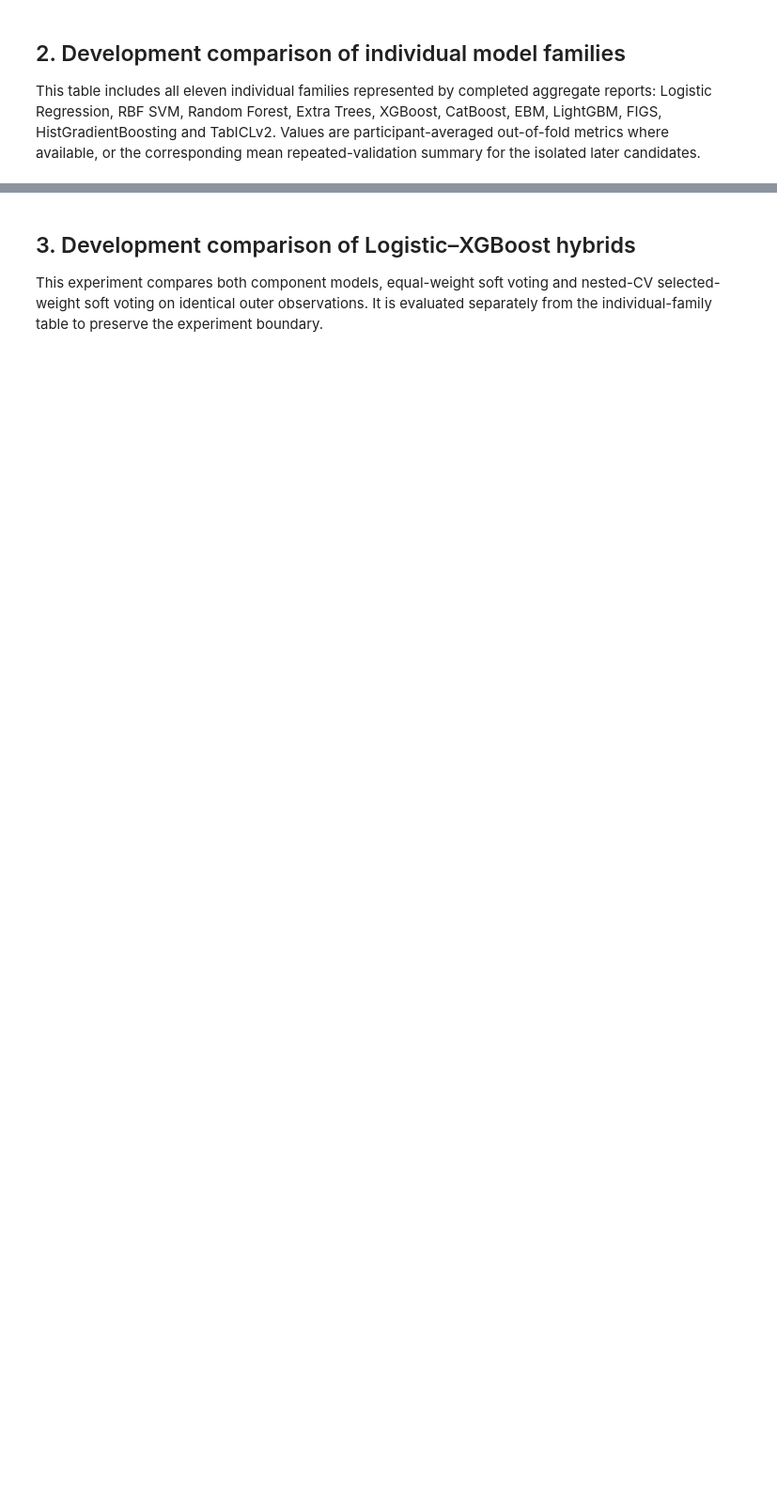
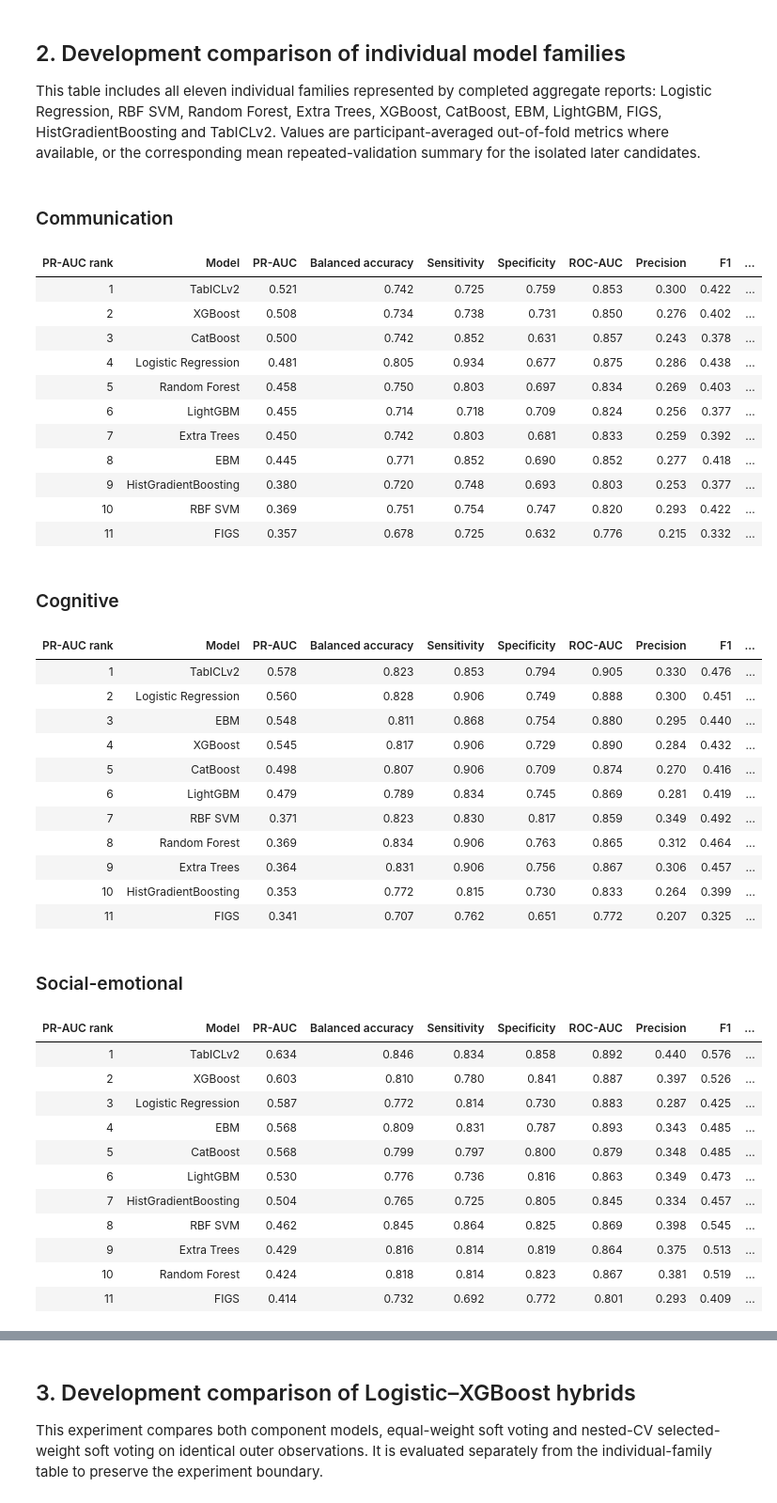
Before and after one commit to JayasankaHirimuthugodage/ResearchComponent, a Jupyter notebook: notebooks/academic-model-results-comparison.ipynb, the cells around one changed output, grey strips where cells are left out. Shown at 94% size. Saved outputs shown, nothing was run; the diff lists cells and outputs as text; code cells hidden in the pictures; blank space fills up the shorter version.

```diff
--- a/notebooks/academic-model-results-comparison.ipynb
+++ b/notebooks/academic-model-results-comparison.ipynb
@@ -85,34 +99,78 @@ NAME = {
     'catboost_ordered_balanced': 'CatBoost',
     'ebm_main_effects_balanced': 'EBM',
     'lightgbm_fixed': 'LightGBM',
     'figs_fixed': 'FIGS',
     'histgradientboosting_fixed': 'HistGradientBoosting',
     'tabiclv2_fixed': 'TabICLv2',
 }
 rows = []
 base = load_report('development-additional-model-comparison-report.json')
 for target, domain in DOMAINS.items():
     for key, result in base['domains'][target]['candidates'].items():
         metrics = result['averaged_oof_metrics']
         rows.append({'Domain': domain, 'Model': NAME.get(key, key), 'Experiment': 'Shared original/additional comparison', **{m: metrics[m] for m in METRICS}})
 
 isolated = [
     ('development-lightgbm-comparison-report.json', 'LightGBM'),
     ('development-figs-comparison-report.json', 'FIGS'),
     ('development-histgradientboosting-comparison-report.json', 'HistGradientBoosting'),
     ('development-tabiclv2-model-comparison-report.json', 'TabICLv2'),
 ]
 for filename, model in isolated:
     report = load_report(filename)
     for target, domain in DOMAINS.items():
         summary = report['domains'][target]['repeat_metric_summary']
         rows.append({'Domain': domain, 'Model': model, 'Experiment': 'Later isolated development comparison', **{m: summary[m]['mean'] for m in METRICS}})
 
 development = pd.DataFrame(rows)
 development = development.rename(columns=DISPLAY_METRICS)
 development['PR-AUC rank'] = development.groupby('Domain')['PR-AUC'].rank(method='min', ascending=False).astype(int)
 development = development.sort_values(['Domain', 'PR-AUC rank', 'Model'])
-display(development[['Domain', 'Model', 'Experiment', 'PR-AUC rank', *DISPLAY_METRICS.values()]].round(3))
+development_columns = ['PR-AUC rank', 'Model', 'PR-AUC', 'Balanced accuracy', 'Sensitivity', 'Specificity', 'ROC-AUC', 'Precision', 'F1', 'Brier score', 'Experiment']
+for domain in DOMAINS.values():
+    display(Markdown(f'### {domain}'))
+    table = development.loc[development['Domain'] == domain, development_columns]
+    display(table.round(3).style.hide(axis='index').format({metric: '{:.3f}' for metric in DISPLAY_METRICS.values()}))
+# %% [output]
+### Communication
+| PR-AUC rank | Model | PR-AUC | Balanced accuracy | Sensitivity | Specificity | ROC-AUC | Precision | F1 | ... |
+| 1 | TabICLv2 | 0.521 | 0.742 | 0.725 | 0.759 | 0.853 | 0.300 | 0.422 | ... |
+| 2 | XGBoost | 0.508 | 0.734 | 0.738 | 0.731 | 0.850 | 0.276 | 0.402 | ... |
+| 3 | CatBoost | 0.500 | 0.742 | 0.852 | 0.631 | 0.857 | 0.243 | 0.378 | ... |
+| 4 | Logistic Regression | 0.481 | 0.805 | 0.934 | 0.677 | 0.875 | 0.286 | 0.438 | ... |
+| 5 | Random Forest | 0.458 | 0.750 | 0.803 | 0.697 | 0.834 | 0.269 | 0.403 | ... |
+| 6 | LightGBM | 0.455 | 0.714 | 0.718 | 0.709 | 0.824 | 0.256 | 0.377 | ... |
+| 7 | Extra Trees | 0.450 | 0.742 | 0.803 | 0.681 | 0.833 | 0.259 | 0.392 | ... |
+| 8 | EBM | 0.445 | 0.771 | 0.852 | 0.690 | 0.852 | 0.277 | 0.418 | ... |
+| 9 | HistGradientBoosting | 0.380 | 0.720 | 0.748 | 0.693 | 0.803 | 0.253 | 0.377 | ... |
+| 10 | RBF SVM | 0.369 | 0.751 | 0.754 | 0.747 | 0.820 | 0.293 | 0.422 | ... |
+| 11 | FIGS | 0.357 | 0.678 | 0.725 | 0.632 | 0.776 | 0.215 | 0.332 | ... |
+### Cognitive
+| PR-AUC rank | Model | PR-AUC | Balanced accuracy | Sensitivity | Specificity | ROC-AUC | Precision | F1 | ... |
+| 1 | TabICLv2 | 0.578 | 0.823 | 0.853 | 0.794 | 0.905 | 0.330 | 0.476 | ... |
+| 2 | Logistic Regression | 0.560 | 0.828 | 0.906 | 0.749 | 0.888 | 0.300 | 0.451 | ... |
+| 3 | EBM | 0.548 | 0.811 | 0.868 | 0.754 | 0.880 | 0.295 | 0.440 | ... |
+| 4 | XGBoost | 0.545 | 0.817 | 0.906 | 0.729 | 0.890 | 0.284 | 0.432 | ... |
+| 5 | CatBoost | 0.498 | 0.807 | 0.906 | 0.709 | 0.874 | 0.270 | 0.416 | ... |
+| 6 | LightGBM | 0.479 | 0.789 | 0.834 | 0.745 | 0.869 | 0.281 | 0.419 | ... |
+| 7 | RBF SVM | 0.371 | 0.823 | 0.830 | 0.817 | 0.859 | 0.349 | 0.492 | ... |
+| 8 | Random Forest | 0.369 | 0.834 | 0.906 | 0.763 | 0.865 | 0.312 | 0.464 | ... |
+| 9 | Extra Trees | 0.364 | 0.831 | 0.906 | 0.756 | 0.867 | 0.306 | 0.457 | ... |
+| 10 | HistGradientBoosting | 0.353 | 0.772 | 0.815 | 0.730 | 0.833 | 0.264 | 0.399 | ... |
+| 11 | FIGS | 0.341 | 0.707 | 0.762 | 0.651 | 0.772 | 0.207 | 0.325 | ... |
+### Social-emotional
+| PR-AUC rank | Model | PR-AUC | Balanced accuracy | Sensitivity | Specificity | ROC-AUC | Precision | F1 | ... |
+| 1 | TabICLv2 | 0.634 | 0.846 | 0.834 | 0.858 | 0.892 | 0.440 | 0.576 | ... |
+| 2 | XGBoost | 0.603 | 0.810 | 0.780 | 0.841 | 0.887 | 0.397 | 0.526 | ... |
+| 3 | Logistic Regression | 0.587 | 0.772 | 0.814 | 0.730 | 0.883 | 0.287 | 0.425 | ... |
+| 4 | EBM | 0.568 | 0.809 | 0.831 | 0.787 | 0.893 | 0.343 | 0.485 | ... |
+| 5 | CatBoost | 0.568 | 0.799 | 0.797 | 0.800 | 0.879 | 0.348 | 0.485 | ... |
+| 6 | LightGBM | 0.530 | 0.776 | 0.736 | 0.816 | 0.863 | 0.349 | 0.473 | ... |
+| 7 | HistGradientBoosting | 0.504 | 0.765 | 0.725 | 0.805 | 0.845 | 0.334 | 0.457 | ... |
+| 8 | RBF SVM | 0.462 | 0.845 | 0.864 | 0.825 | 0.869 | 0.398 | 0.545 | ... |
+| 9 | Extra Trees | 0.429 | 0.816 | 0.814 | 0.819 | 0.864 | 0.375 | 0.513 | ... |
+| 10 | Random Forest | 0.424 | 0.818 | 0.814 | 0.823 | 0.867 | 0.381 | 0.519 | ... |
+| 11 | FIGS | 0.414 | 0.732 | 0.692 | 0.772 | 0.801 | 0.293 | 0.409 | ... |
 # %%
 fig, axes = plt.subplots(1, 3, figsize=(18, 7), sharex=True)
 for ax, domain in zip(axes, DOMAINS.values()):
```
Also changed, not shown: parts of 13 cells of this notebook.
